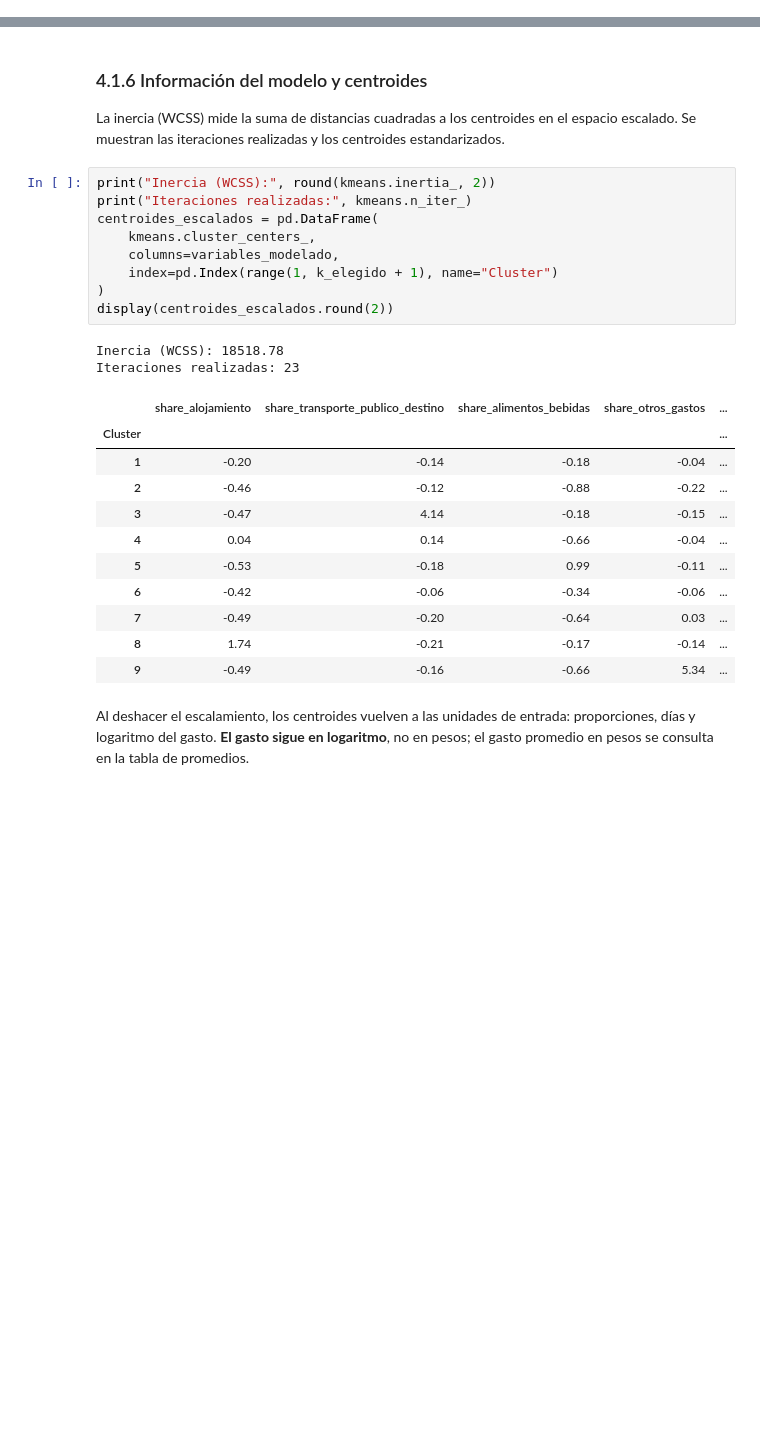
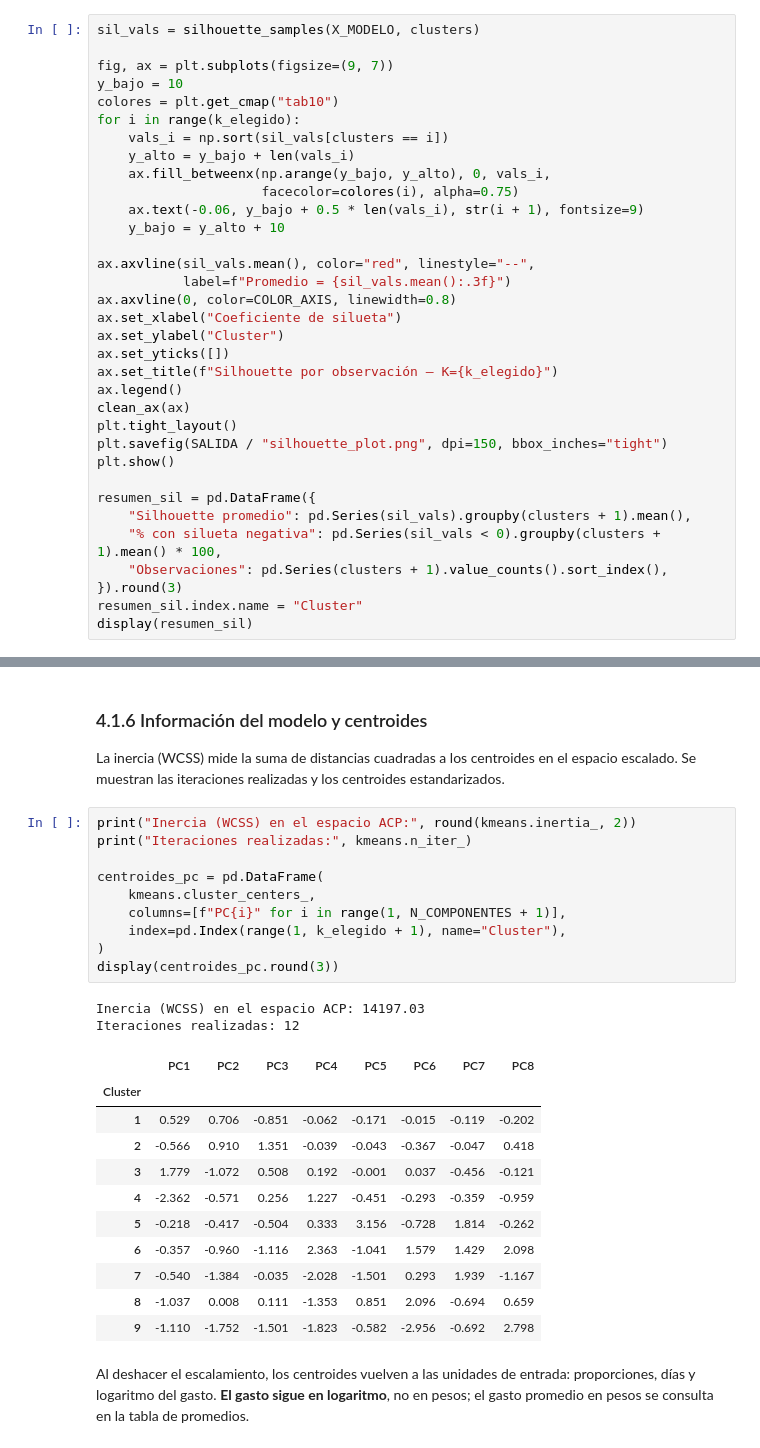
Before and after one commit to antobeni07/K-Means-Clustering, a Jupyter notebook: K-Means-Clustering.ipynb, the cells around one changed output, grey strips where cells are left out. Drawn from its saved outputs; the diff is of its cells as text; blank space fills up the shorter version.

```diff
--- a/K-Means-Clustering.ipynb
+++ b/K-Means-Clustering.ipynb
@@ -1368,0 +1592,34 @@ display(tamano_clusters)
+# %%
+sil_vals = silhouette_samples(X_MODELO, clusters)
+
+fig, ax = plt.subplots(figsize=(9, 7))
+y_bajo = 10
+colores = plt.get_cmap("tab10")
+for i in range(k_elegido):
+    vals_i = np.sort(sil_vals[clusters == i])
+    y_alto = y_bajo + len(vals_i)
+    ax.fill_betweenx(np.arange(y_bajo, y_alto), 0, vals_i,
+                     facecolor=colores(i), alpha=0.75)
+    ax.text(-0.06, y_bajo + 0.5 * len(vals_i), str(i + 1), fontsize=9)
+    y_bajo = y_alto + 10
+
+ax.axvline(sil_vals.mean(), color="red", linestyle="--",
+           label=f"Promedio = {sil_vals.mean():.3f}")
+ax.axvline(0, color=COLOR_AXIS, linewidth=0.8)
+ax.set_xlabel("Coeficiente de silueta")
+ax.set_ylabel("Cluster")
+ax.set_yticks([])
+ax.set_title(f"Silhouette por observación — K={k_elegido}")
+ax.legend()
+clean_ax(ax)
+plt.tight_layout()
+plt.savefig(SALIDA / "silhouette_plot.png", dpi=150, bbox_inches="tight")
+plt.show()
+
+resumen_sil = pd.DataFrame({
+    "Silhouette promedio": pd.Series(sil_vals).groupby(clusters + 1).mean(),
+    "% con silueta negativa": pd.Series(sil_vals < 0).groupby(clusters + 1).mean() * 100,
+    "Observaciones": pd.Series(clusters + 1).value_counts().sort_index(),
+}).round(3)
+resumen_sil.index.name = "Cluster"
+display(resumen_sil)
@@ -1371,27 +1641,28 @@ display(tamano_clusters)
 
 La inercia (WCSS) mide la suma de distancias cuadradas a los centroides en el espacio escalado. Se muestran las iteraciones realizadas y los centroides estandarizados.
 # %%
-print("Inercia (WCSS):", round(kmeans.inertia_, 2))
+print("Inercia (WCSS) en el espacio ACP:", round(kmeans.inertia_, 2))
 print("Iteraciones realizadas:", kmeans.n_iter_)
-centroides_escalados = pd.DataFrame(
+
+centroides_pc = pd.DataFrame(
     kmeans.cluster_centers_,
-    columns=variables_modelado,
-    index=pd.Index(range(1, k_elegido + 1), name="Cluster")
+    columns=[f"PC{i}" for i in range(1, N_COMPONENTES + 1)],
+    index=pd.Index(range(1, k_elegido + 1), name="Cluster"),
 )
-display(centroides_escalados.round(2))
+display(centroides_pc.round(3))
 # %% [output]
-Inercia (WCSS): 18518.78
-Iteraciones realizadas: 23
+Inercia (WCSS) en el espacio ACP: 14197.03
+Iteraciones realizadas: 12
-|  | share_alojamiento | share_transporte_publico_destino | share_alimentos_bebidas | share_otros_gastos | ... |
-| Cluster |  |  |  |  | ... |
-| 1 | -0.20 | -0.14 | -0.18 | -0.04 | ... |
-| 2 | -0.46 | -0.12 | -0.88 | -0.22 | ... |
-| 3 | -0.47 | 4.14 | -0.18 | -0.15 | ... |
-| 4 | 0.04 | 0.14 | -0.66 | -0.04 | ... |
-| 5 | -0.53 | -0.18 | 0.99 | -0.11 | ... |
-| 6 | -0.42 | -0.06 | -0.34 | -0.06 | ... |
-| 7 | -0.49 | -0.20 | -0.64 | 0.03 | ... |
-| 8 | 1.74 | -0.21 | -0.17 | -0.14 | ... |
-| 9 | -0.49 | -0.16 | -0.66 | 5.34 | ... |
+|  | PC1 | PC2 | PC3 | PC4 | PC5 | PC6 | PC7 | PC8 |
+| Cluster |  |  |  |  |  |  |  |  |
+| 1 | 0.529 | 0.706 | -0.851 | -0.062 | -0.171 | -0.015 | -0.119 | -0.202 |
+| 2 | -0.566 | 0.910 | 1.351 | -0.039 | -0.043 | -0.367 | -0.047 | 0.418 |
+| 3 | 1.779 | -1.072 | 0.508 | 0.192 | -0.001 | 0.037 | -0.456 | -0.121 |
+| 4 | -2.362 | -0.571 | 0.256 | 1.227 | -0.451 | -0.293 | -0.359 | -0.959 |
+| 5 | -0.218 | -0.417 | -0.504 | 0.333 | 3.156 | -0.728 | 1.814 | -0.262 |
+| 6 | -0.357 | -0.960 | -1.116 | 2.363 | -1.041 | 1.579 | 1.429 | 2.098 |
+| 7 | -0.540 | -1.384 | -0.035 | -2.028 | -1.501 | 0.293 | 1.939 | -1.167 |
+| 8 | -1.037 | 0.008 | 0.111 | -1.353 | 0.851 | 2.096 | -0.694 | 0.659 |
+| 9 | -1.110 | -1.752 | -1.501 | -1.823 | -0.582 | -2.956 | -0.692 | 2.798 |
 # %% [markdown]
 Al deshacer el escalamiento, los centroides vuelven a las unidades de entrada: proporciones, días y logaritmo del gasto. **El gasto sigue en logaritmo**, no en pesos; el gasto promedio en pesos se consulta en la tabla de promedios.
```
Also changed, not shown: parts of 20 cells of this notebook, 7 other files.
